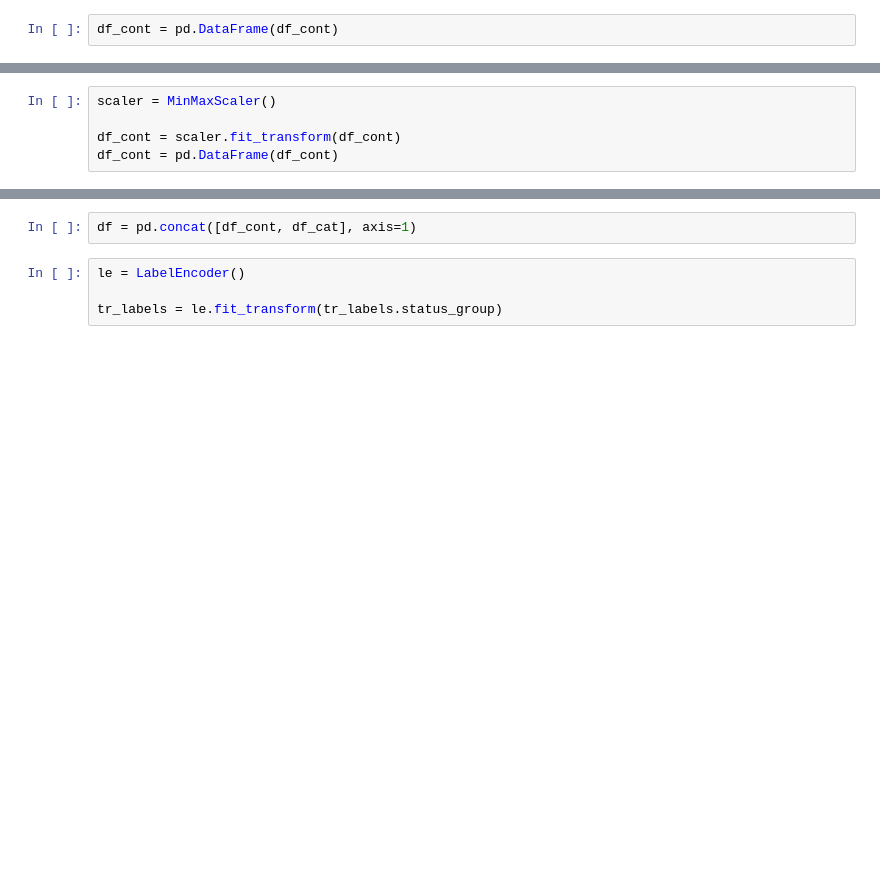
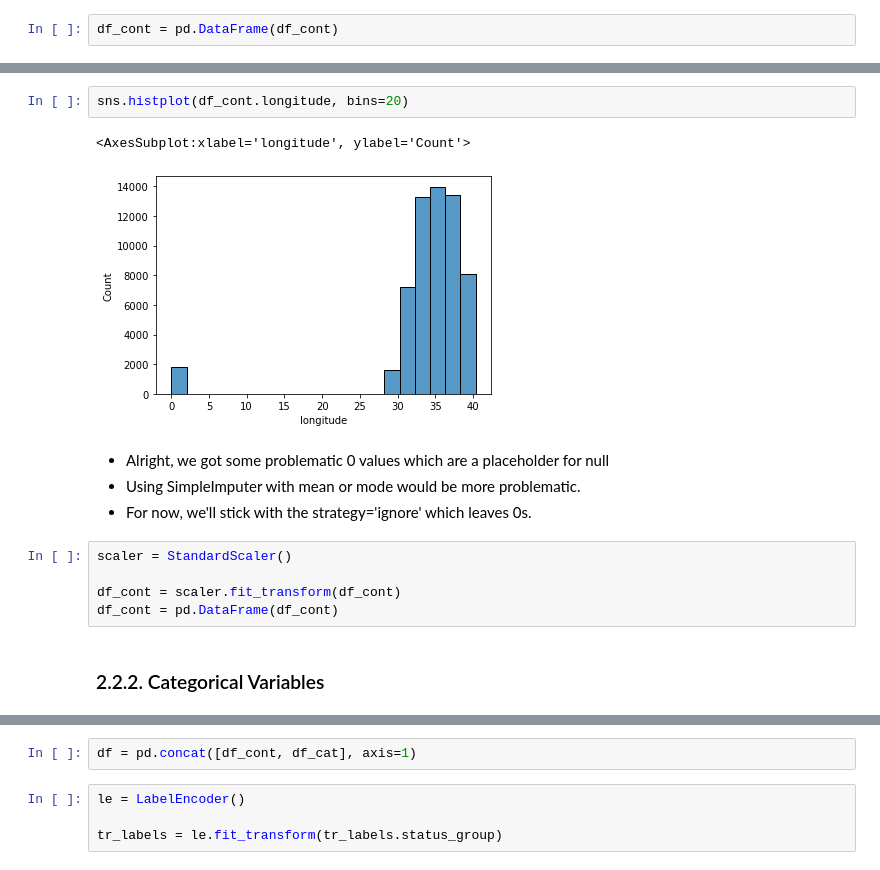
Before and after one commit to saifword/Tanz_well_predict, a Jupyter notebook: tanz_well.ipynb, the cells around one changed output, grey strips where cells are left out. Cells and saved outputs as stored; diff of their text form; blank space fills up the shorter version.

```diff
--- a/tanz_well.ipynb
+++ b/tanz_well.ipynb
@@ -226,8 +357,19 @@ df_cont = pd.DataFrame(df_cont)
+# %%
+sns.histplot(df_cont.longitude, bins=20)
+# %% [output]
+<AxesSubplot:xlabel='longitude', ylabel='Count'>
+[figure, added]
+# %% [markdown]
+*  Alright, we got some problematic 0 values which are a placeholder for null
+*  Using SimpleImputer with mean or mode would be more problematic.
+*  For now, we'll stick with the strategy='ignore' which leaves 0s.
 # %%
-scaler = MinMaxScaler()
+scaler = StandardScaler()
 
 df_cont = scaler.fit_transform(df_cont)
 df_cont = pd.DataFrame(df_cont)
+# %% [markdown]
+### 2.2.2. Categorical Variables
 # %%
 for column in df_cat:
     print(column)
```
Also changed, not shown: parts of 110 cells of this notebook.
